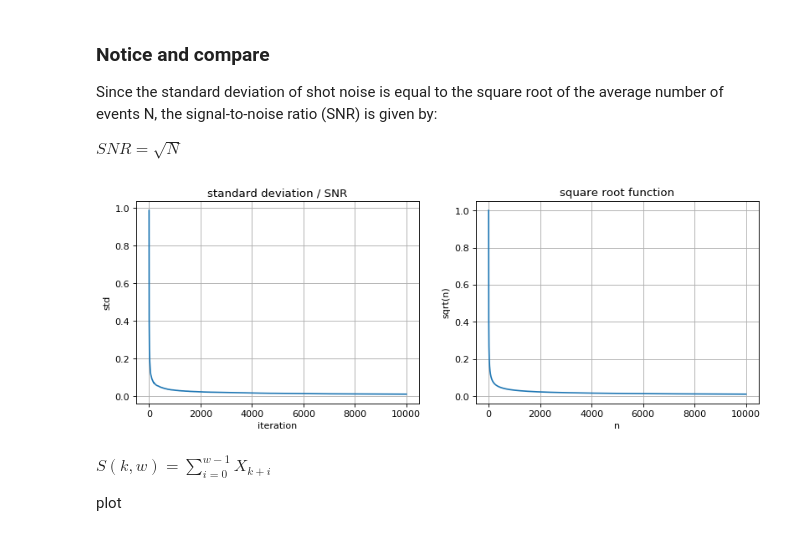
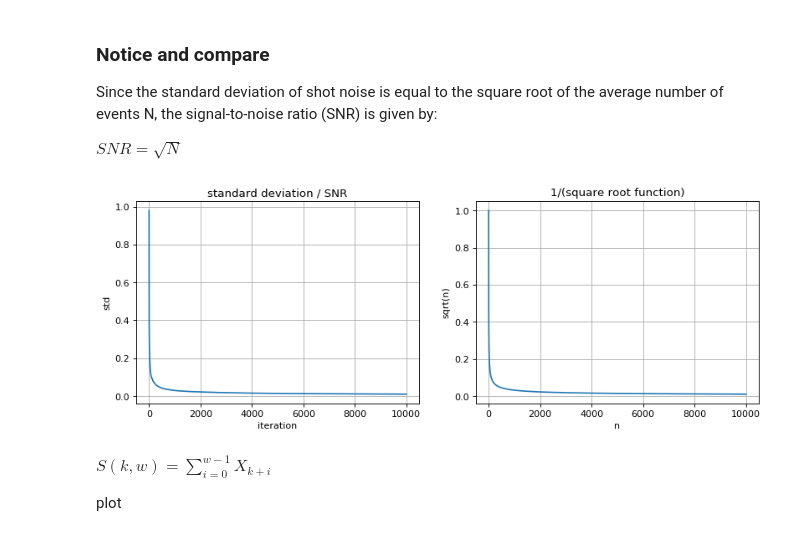
Before and after one commit to zeinsh/experementaldataprocessing, a Jupyter notebook: c_08.ipynb, the cells around one changed output. Saved outputs shown, nothing was run; the diff lists cells and outputs as text; code cells hidden in the pictures.

Commit message:
fix figure label

```diff
--- a/c_08.ipynb
+++ b/c_08.ipynb
@@ -87,13 +87,13 @@ $SNR=\sqrt{N}$
 # %%
 sq=1/np.sqrt(np.arange(1,10000))
 plt.figure(3,figsize=(12, 4), dpi=80)
 plt.subplot(121)
 plotVector(stds,"standard deviation / SNR","iteration","std")
 plt.subplot(122)
-plotVector(sq,"square root function","n","sqrt(n)")
+plotVector(sq,"1/(square root function)","n","sqrt(n)")
 plt.show()
 # %% [output]
-[figure, old version]
+[figure, new version]
 # %% [markdown]
 $S(k,w)=\sum_{i=0}^{w-1}X_{k+i}$
 
```
Also changed, not shown: parts of 3 cells of this notebook.
